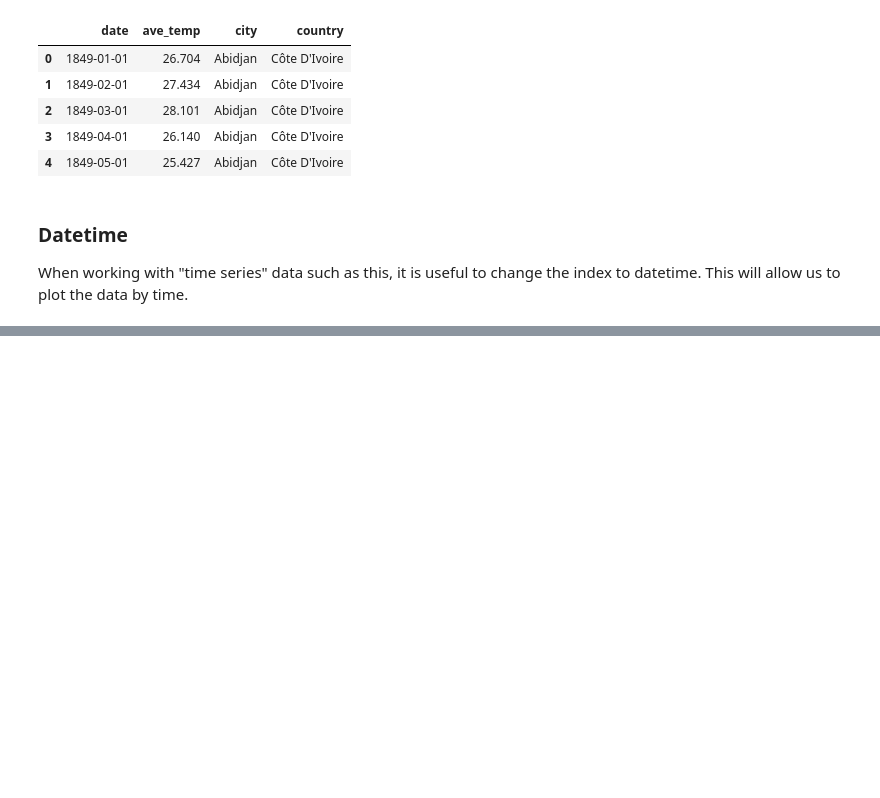
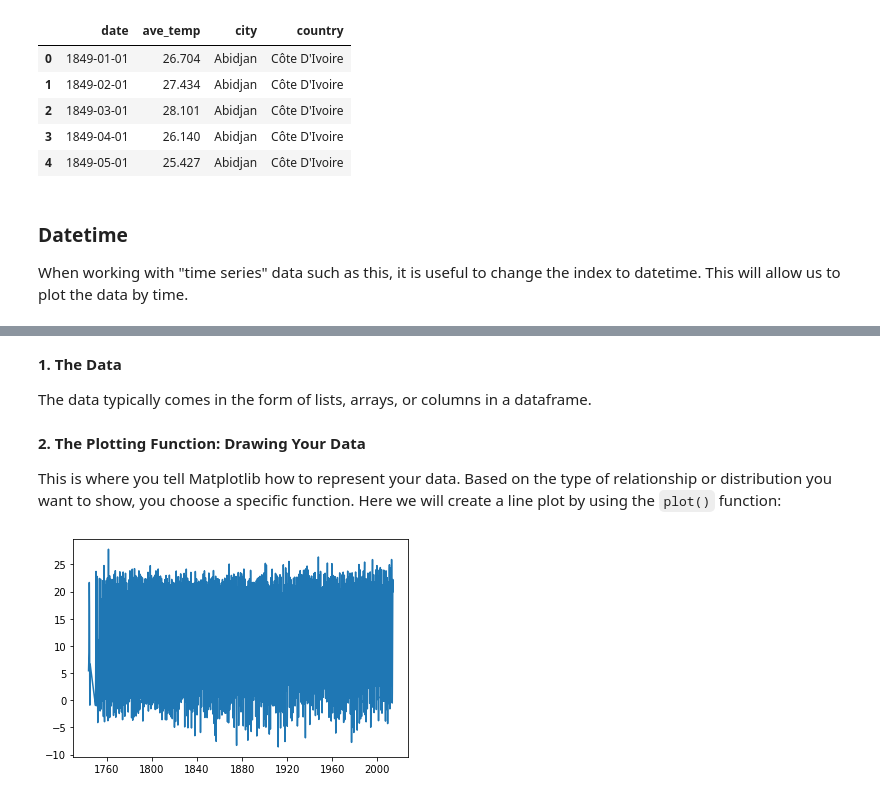
Before and after one commit to ekle12/big-data-camp, a Jupyter notebook: Instructor Notebooks/3_Plots_instructor.ipynb, the cells around one changed output, grey strips where cells are left out. Cells and saved outputs as stored; diff of their text form; code cells hidden in the pictures; blank space fills up the shorter version.

```diff
--- a/Instructor Notebooks/3_Plots_instructor.ipynb
+++ b/Instructor Notebooks/3_Plots_instructor.ipynb
@@ -164,0 +61,4 @@ fig.set_size_inches(15, 5)
+# %%
+condition = temps['city'] == 'Chicago'
+chicago = temps[condition]
+chicago.head()
@@ -164,0 +79,3 @@ fig.set_size_inches(15, 5)
+# %%
+chicago_clean = chicago.dropna()
+chicago_clean.head()
@@ -164,0 +94,16 @@ fig.set_size_inches(15, 5)
+# %% [markdown]
+**1. The Data**
+
+The data typically comes in the form of lists, arrays, or columns in a dataframe.
+# %%
+x_data = chicago_clean.index
+y_data = chicago_clean['ave_temp']
+# %% [markdown]
+**2. The Plotting Function: Drawing Your Data**
+
+This is where you tell Matplotlib how to represent your data. Based on the type of relationship or distribution you want to show, you choose a specific function. Here we will create a line plot by using the `plot()` function:
+# %%
+plt.plot(x_data, y_data)
+plt.show()
+# %% [output]
+[figure, added]
```
Also changed, not shown: parts of 46 cells of this notebook.
